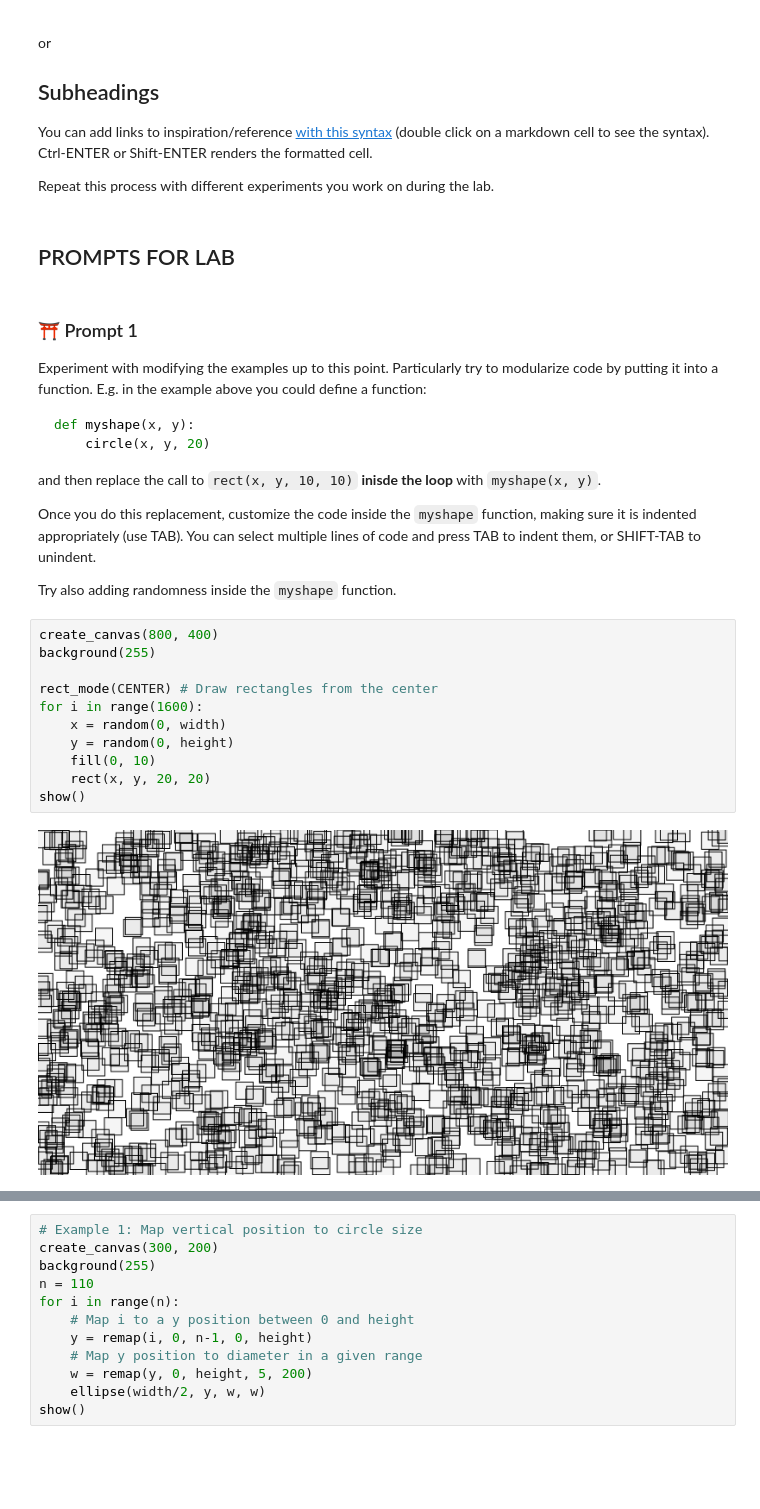
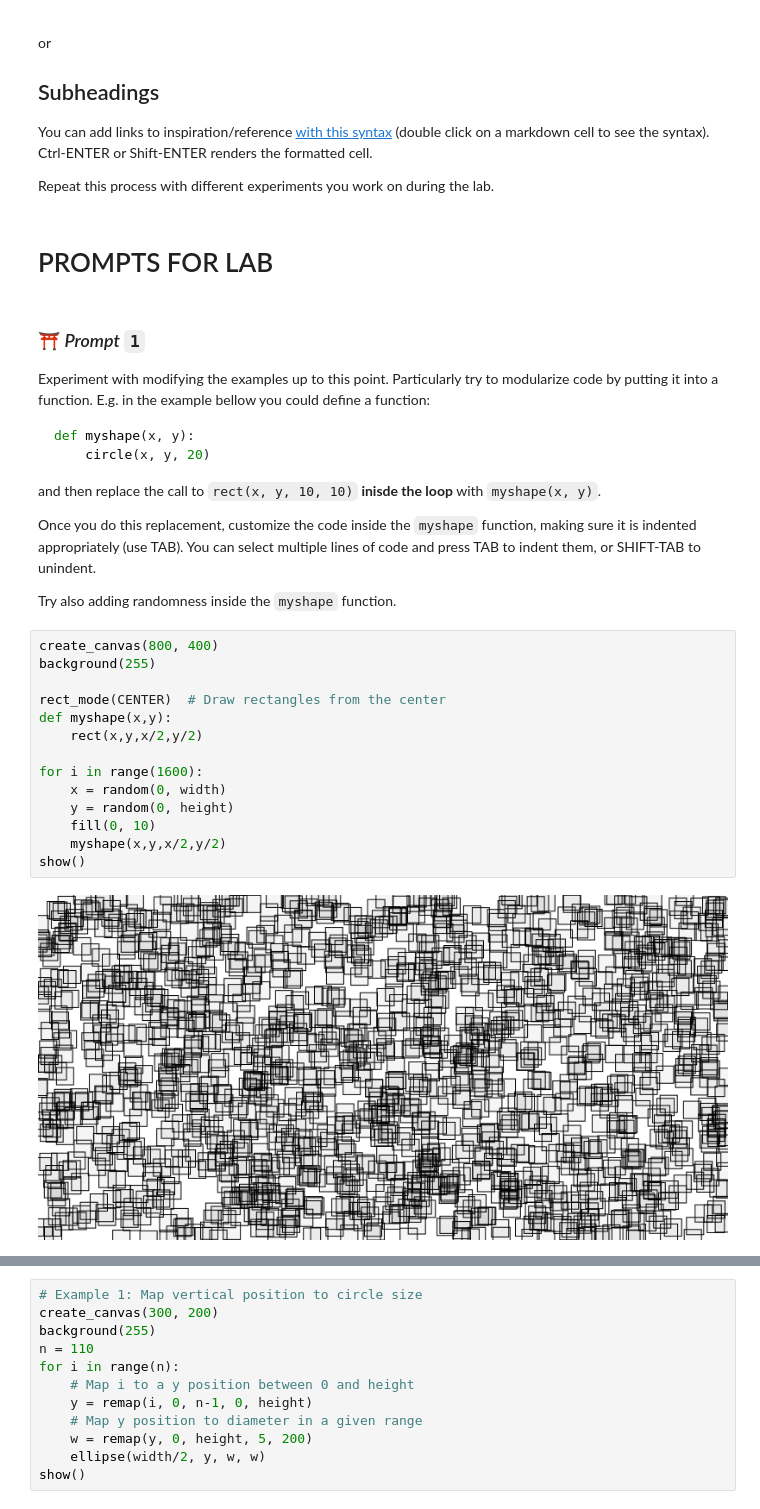
Before and after one commit to Mtj2042/generative_drawing, a Jupyter notebook: weekly/week2/week2_sketchbook.ipynb, the cells around one changed output, grey strips where cells are left out. Cells and saved outputs as stored; diff of their text form; blank space fills up the shorter version.

````diff
--- a/weekly/week2/week2_sketchbook.ipynb
+++ b/weekly/week2/week2_sketchbook.ipynb
@@ -30,11 +30,12 @@ You can add links to inspiration/reference [with this syntax](https://www.markdo
 
 Repeat this process with different experiments you work on during the lab.
 # %% [markdown]
-## PROMPTS FOR LAB
+# PROMPTS FOR LAB
 # %% [markdown]
-### ⛩ Prompt 1
+### ⛩ *Prompt* `1`
 
-Experiment with modifying the examples up to this point. Particularly try to modularize code by putting it into a function. E.g. in the example above you could define a function:
+Experiment with modifying the examples up to this point. Particularly try to modularize code by putting it into a function. E.g. in the example bellow
+ you could define a function:
 ```python
 def myshape(x, y):
     circle(x, y, 20)
@@ -47,14 +48,17 @@ Try also adding randomness inside the `myshape` function.
 # %%
 create_canvas(800, 400)
 background(255)
 
-rect_mode(CENTER) # Draw rectangles from the center
+rect_mode(CENTER)  # Draw rectangles from the center
+def myshape(x,y):
+    rect(x,y,x/2,y/2)
+
 for i in range(1600):
     x = random(0, width)
     y = random(0, height)
     fill(0, 10)
-    rect(x, y, 20, 20)
+    myshape(x,y,x/2,y/2)
 show()
 # %% [output]
-[figure, old version]
+[figure, new version]
 # %% [markdown]
````
Also changed, not shown: parts of 5 cells of this notebook, 1 other file.
